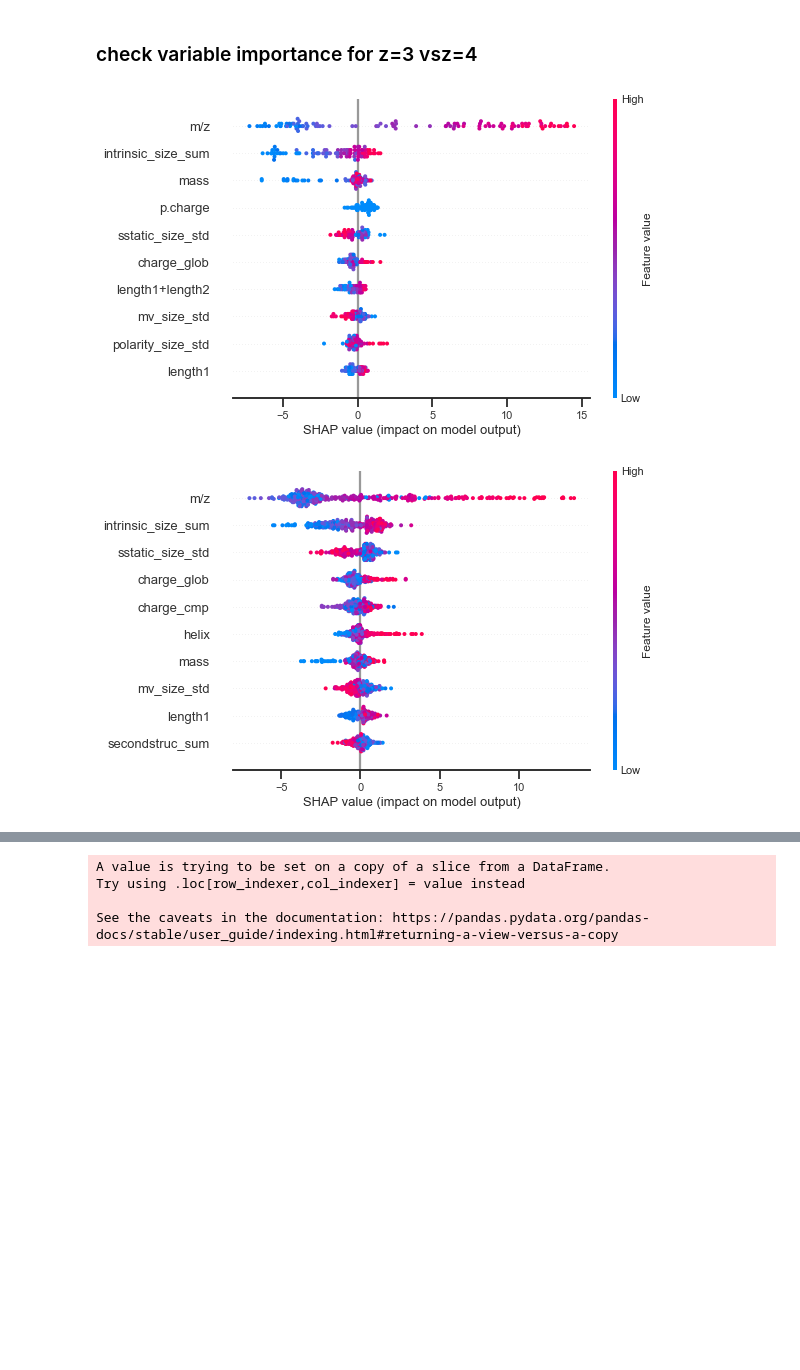
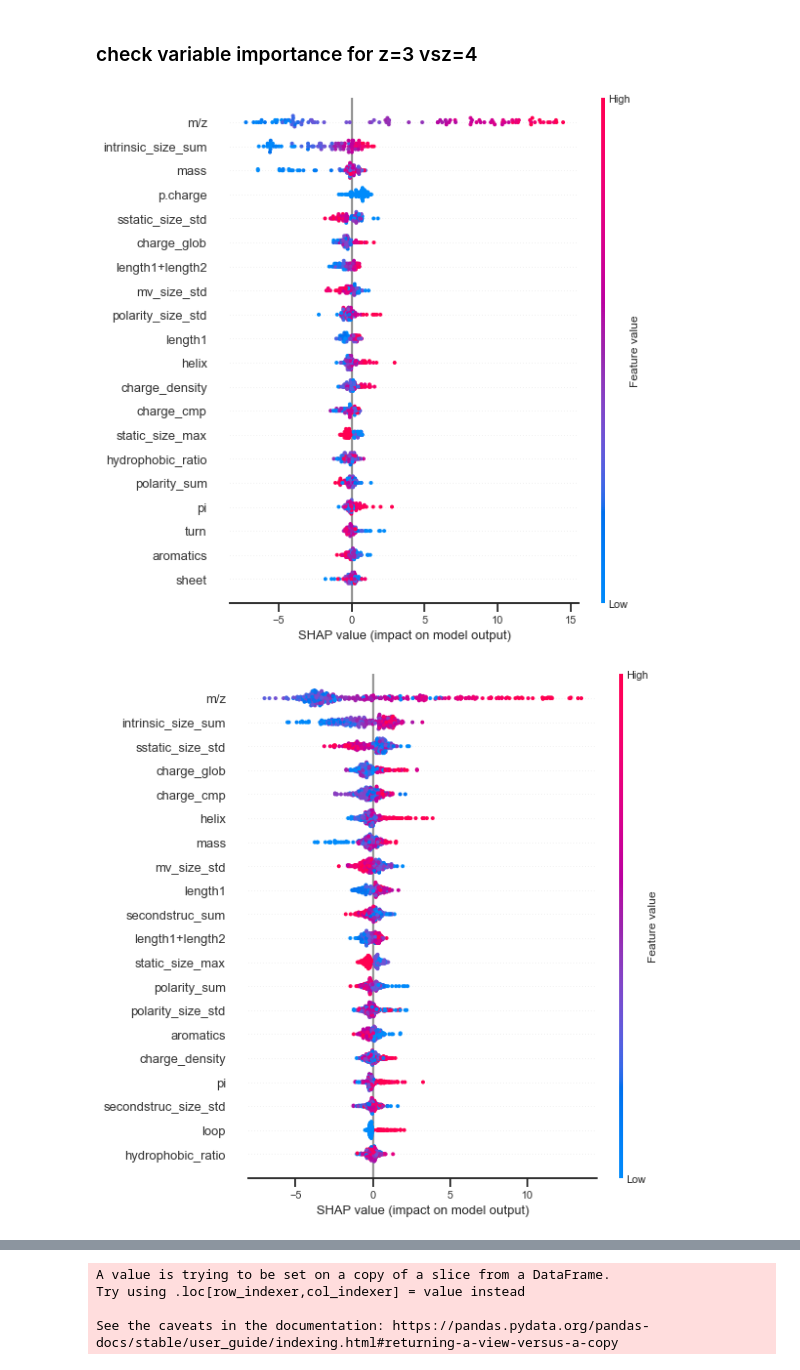
Before and after one commit to harel-coffee/xiFAIMS-auto, a Jupyter notebook: notebooks/xgboost_final.ipynb, the cells around one changed output, grey strips where cells are left out. Drawn from its saved outputs; the diff is of its cells as text; code cells hidden in the pictures; blank space fills up the shorter version.

```diff
--- a/notebooks/xgboost_final.ipynb
+++ b/notebooks/xgboost_final.ipynb
@@ -336,15 +341,15 @@ shap.dependence_plot("m/z", shap_values, X, show=False)
 # %%
 z3 = VAL_meta[VAL_meta["exp charge"] == 3].index
 z3_X = VAL_meta["exp charge"] == 3
 
 z4 = VAL_meta[VAL_meta["exp charge"] == 4].index
 z4_X = VAL_meta["exp charge"] == 4
 
-shap.summary_plot(shap_values[z3.values], X.reset_index(drop=True).loc[z3.values], show=False, max_display=10)
+shap.summary_plot(shap_values[z3.values], X.reset_index(drop=True).loc[z3.values], show=False, max_display=20)
 plt.show()
 
-shap.summary_plot(shap_values[z4.values], X.reset_index(drop=True).loc[z4.values], show=False, max_display=10)
+shap.summary_plot(shap_values[z4.values], X.reset_index(drop=True).loc[z4.values], show=False, max_display=20)
 plt.show()
 # %% [output]
-[figure, old version]
+[figure, new version]
-[figure, old version]
+[figure, new version]
```
Also changed, not shown: parts of 12 cells of this notebook, 1 other file.
